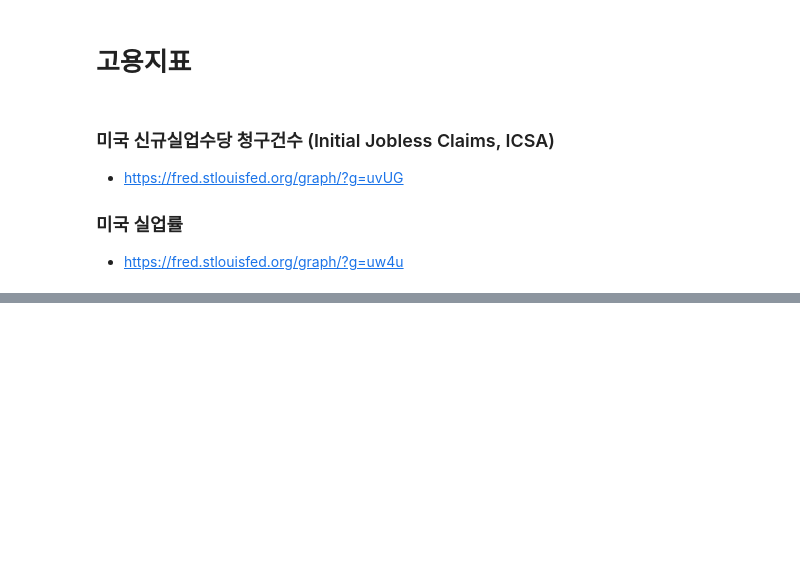
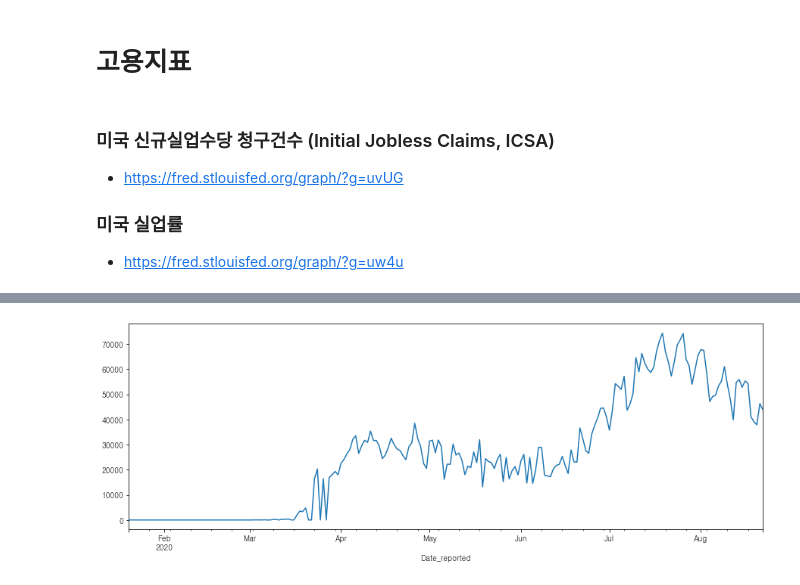
Before and after one commit to reddiana/blog, a Jupyter notebook: _notebooks/2020-08-19-Economic_indicators.ipynb, the cells around one changed output, grey strips where cells are left out. Drawn from its saved outputs; the diff is of its cells as text; code cells hidden in the pictures; blank space fills up the shorter version.

Commit message:
미국 COVID-19 신규확진자 추가

```diff
--- a/_notebooks/2020-08-19-Economic_indicators.ipynb
+++ b/_notebooks/2020-08-19-Economic_indicators.ipynb
@@ -219,0 +224,10 @@ for id, labelNm in indx_fed:
+# %%
+csv_url = 'https://covid19.who.int/WHO-COVID-19-global-data.csv'
+df = pd.read_csv(csv_url).rename(columns=lambda x: x.strip()) # 컬럼명 앞에 공백
+df.Date_reported = pd.to_datetime(df.Date_reported)
+
+df_country = df[(df.Date_reported > '2020') & (df.Country_code == 'US')] # 미국
+df_country = df_country.set_index('Date_reported')
+ax = df_country.New_cases.plot()
+# %% [output]
+[figure, added]
```
Also changed, not shown: parts of 3 cells of this notebook.
